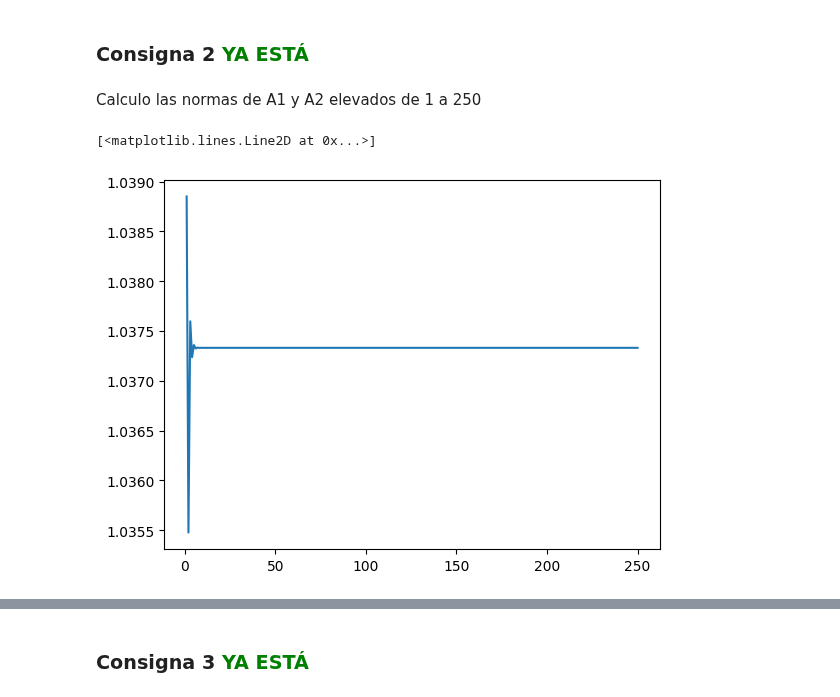
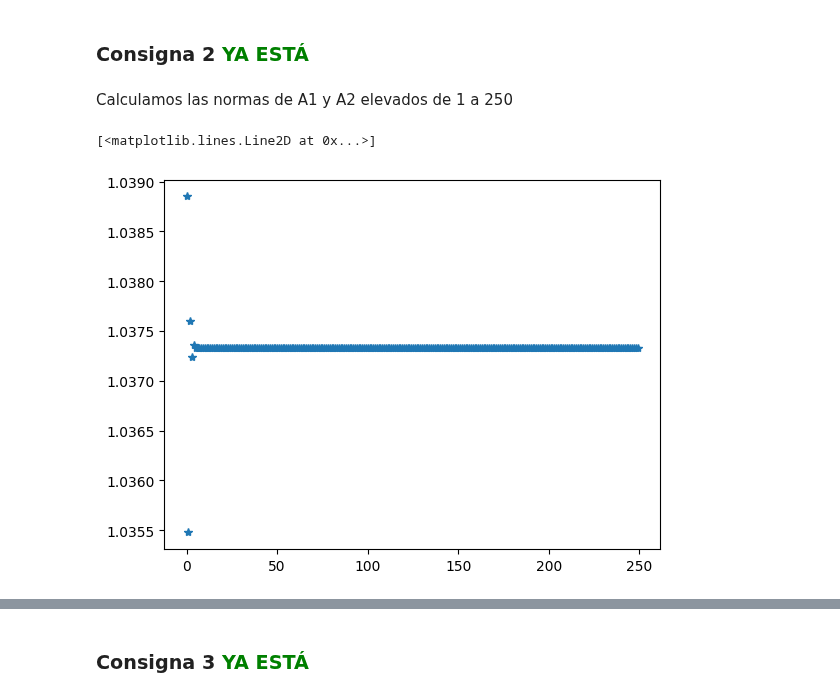
Before and after one commit to evaFomina/ALC_TP, a Jupyter notebook: Tiburones_ALC_TP2.ipynb, the cells around one changed output, grey strips where cells are left out. Drawn from its saved outputs; the diff is of its cells as text; code cells hidden in the pictures.

```diff
--- a/Tiburones_ALC_TP2.ipynb
+++ b/Tiburones_ALC_TP2.ipynb
@@ -253,7 +322,7 @@ import matplotlib.pyplot as plt
 # %% [markdown]
 ### Consigna 2 <font color="green">YA ESTÁ</font>
 # %% [markdown]
-Calculo las normas de A1 y A2 elevados de 1 a 250
+Calculamos las normas de A1 y A2 elevados de 1 a 250
 # %%
 #Defino la matriz A1
 A1 = np.array([
@@ -291,6 +358,6 @@ arr=np.arange(1,251)
-# %%
-plt.plot(arr, a1)
-# %% [output]
-[<matplotlib.lines.Line2D at 0x...>]
-[figure, removed]
+# %%
+plt.plot(a1,"*")
+# %% [output]
+[<matplotlib.lines.Line2D at 0x...>]
+[figure, added]
 # %%
```
Also changed, not shown: parts of 68 cells of this notebook, 1 other file.
